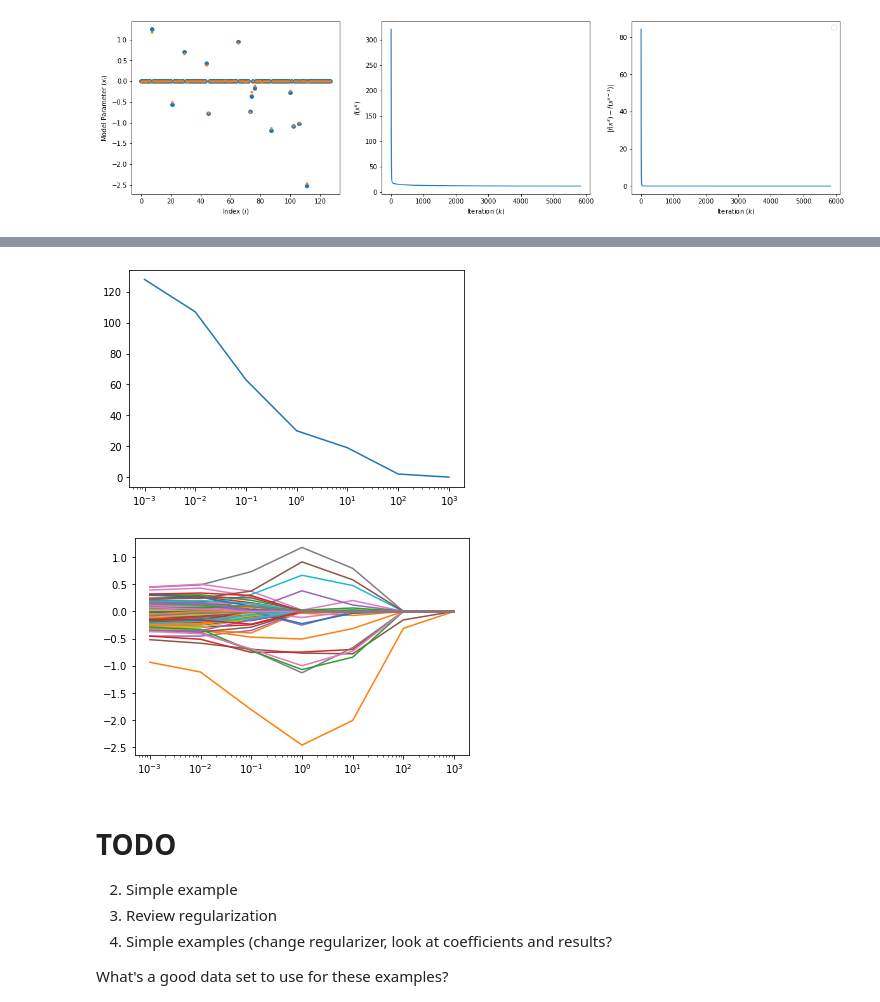
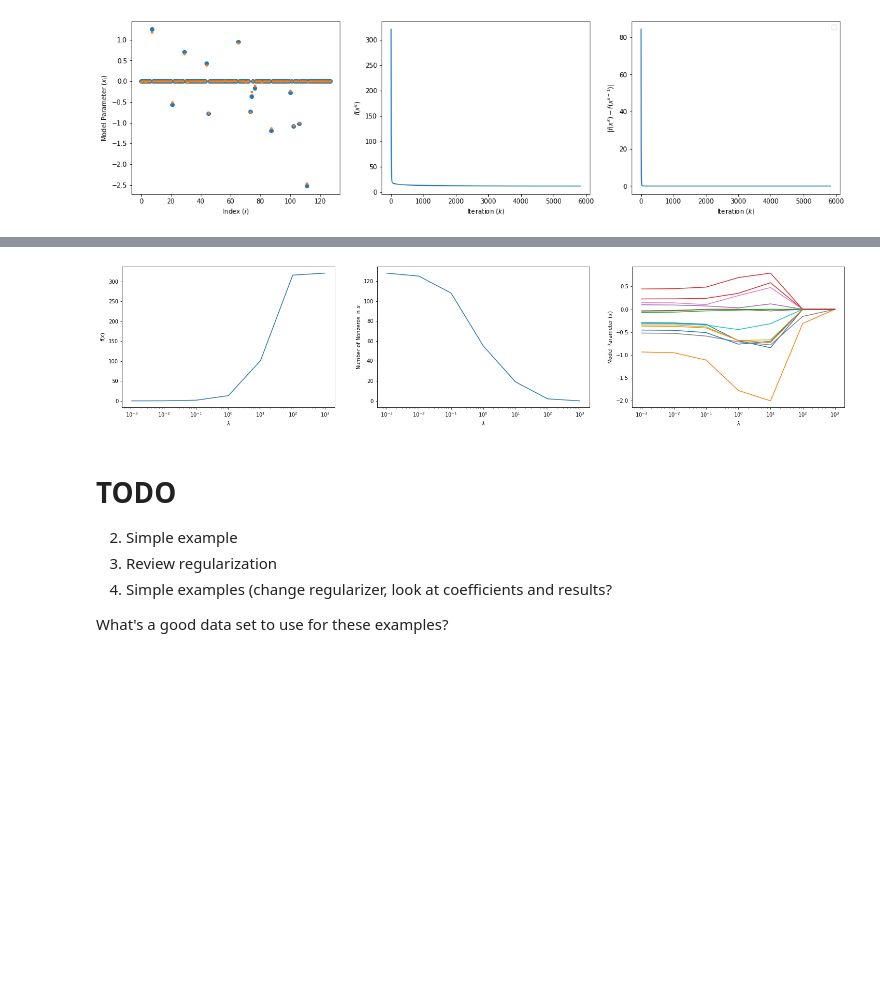
Before and after one commit to UW-AMO/neurohackademy, a Jupyter notebook: notebooks/Part2-LinearRegression.ipynb, the cells around one changed output, grey strips where cells are left out. Cells and saved outputs as stored; diff of their text form; code cells hidden in the pictures; blank space fills up the shorter version.

Commit message:
adding plots

```diff
--- a/notebooks/Part2-LinearRegression.ipynb
+++ b/notebooks/Part2-LinearRegression.ipynb
@@ -205,15 +141,34 @@ Text(0, 0.5, '$|f(x^k) - f(x^{k-1})|$')
 # %%
+# Look at parameter values for different lambda values
+
 lam_vals = [1e-3, 1e-2, 1e-1, 1e0, 1e1, 1e2, 1e3]
-nnzero = np.zeros(len(lam_vals))
+f_vals = np.zeros(len(lam_vals))
+nonzeros = np.zeros(len(lam_vals))
 x_vals = np.zeros((n, len(lam_vals)))
 for ii in range(len(lam_vals)):
-    results = prox_descent(lam_vals[ii])
-    nnzero[ii] = results[0]
-    x_vals[:, ii] = results[1]
-plt.semilogx(lam_vals, nnzero)
-plt.figure()
-for ii in range(x_vals.shape[0]):
-    plt.semilogx(lam_vals, x_vals[ii, :])
+    results = utils.prox_descent(A, y, lam_vals[ii], print_results=False)
+    f_vals[ii] = results[2][-1]
+    nonzeros[ii] = np.count_nonzero(results[0])
+    x_vals[:, ii] = results[0]
+
+from matplotlib.pyplot import cm
+
+colors = cm.get_cmap('tab10')
+
+fig, ax = plt.subplots(1, 3, figsize=(25, 5))
+ax[0].semilogx(lam_vals, f_vals)
+ax[0].set_xlabel('$\lambda$')
+ax[0].set_ylabel('$f(x)$')
+
+ax[1].semilogx(lam_vals, nonzeros)
+ax[1].set_xlabel('$\lambda$')
+ax[1].set_ylabel('Number of Nonzeros in $x$')
+
+for ii in p:
+    ax[2].semilogx(lam_vals, x_vals[ii, :])
+ax[2].set_xlabel('$\lambda$')
+ax[2].set_ylabel('Model Parameter ($x$)');
+
+# We could make a table again...
 # %% [output]
-[figure, old version]
+[figure, new version]
-[figure, removed]
```
Also changed, not shown: parts of 8 cells of this notebook, 1 other file.
